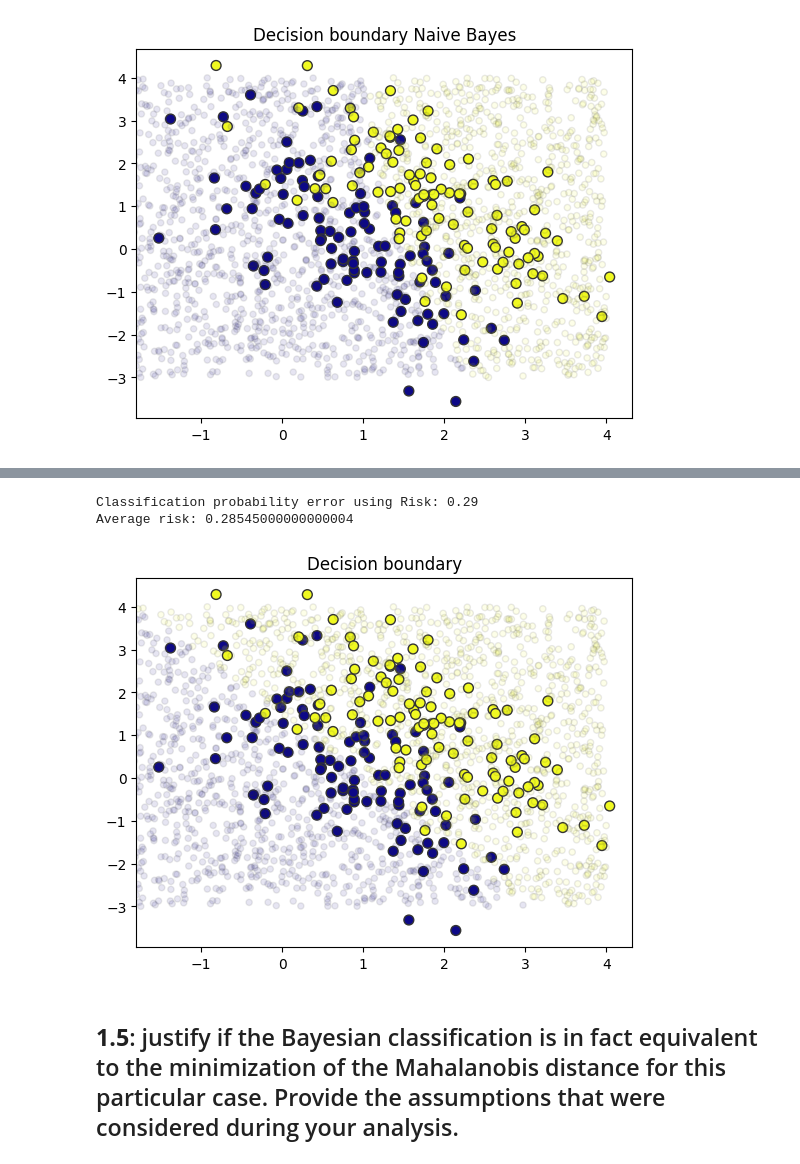
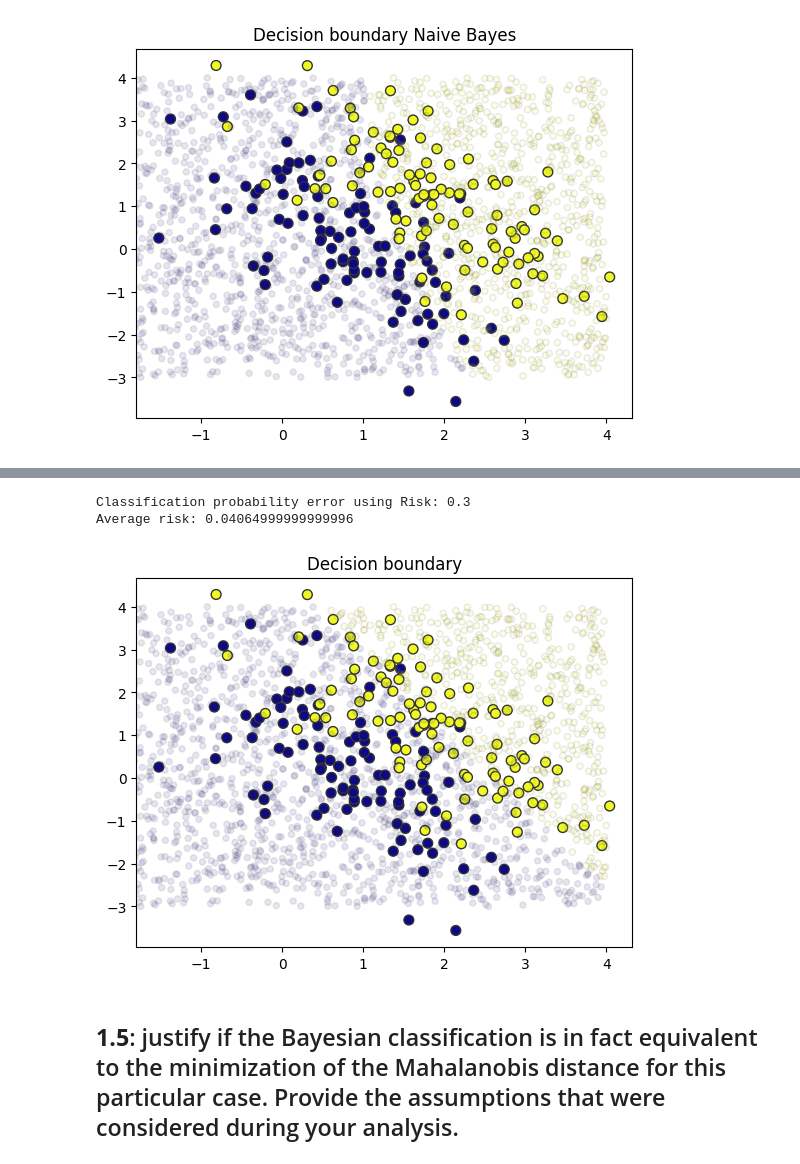
Before and after one commit to AndreFerGon/A2DACO, a Jupyter notebook: ML_2023_Assignment2_ final_correcao_1.4.ipynb, the cells around one changed output, grey strips where cells are left out. Drawn from its saved outputs; the diff is of its cells as text; code cells hidden in the pictures.

```diff
--- a/ML_2023_Assignment2_ final_correcao_1.4.ipynb
+++ b/ML_2023_Assignment2_ final_correcao_1.4.ipynb
@@ -230,27 +230,24 @@ L_risk = np.array([[0, 1], [0.09, 0]])
 
 ## Bayes classifier using risk matrix
 def prediction_bayes_risk(X, mu_1, sigma_1, mu_2, sigma_2, Prior_C1, Prior_C2, Risks):
-  classification = []
-  L12 = Risks[0, 1]
-  L21 = Risks[1, 0]
+    classification = []
+    L12 = Risks[0, 1]
+    L21 = Risks[1, 0]
 
-  for x in X:
+    for x in X:
+        posterior_C1 = Prior_C1 * gaussian(x, mu_1, sigma_1)
+        posterior_C2 = Prior_C2 * gaussian(x, mu_2, sigma_2)
 
-    exp_term_C1 = -0.5 * np.dot(np.dot((x - mu_1).T, np.linalg.inv(sigma_1)), (x - mu_1))
-    exp_term_C2 = -0.5 * np.dot(np.dot((x - mu_2).T, np.linalg.inv(sigma_2)), (x - mu_2))
+        average_risk_C1 = L21 * posterior_C2
+        average_risk_C2 = L12 * posterior_C1
 
-    posterior_C1 = Prior_C1 * np.exp(exp_term_C1)
-    posterior_C2 = Prior_C2 * np.exp(exp_term_C2)
-
-    average_risk_C1 = L12 * posterior_C2
-    average_risk_C2 = L21 * posterior_C1
-
-    if average_risk_C1 < average_risk_C2:
+        if average_risk_C1 < average_risk_C2:
             classification.append(1)
-    else:
+        else:
             classification.append(2)
 
-  return classification
+    return classification
+    ## Bayes classifier using risk matrix
 
 ## Calculate the average risk
 def calc_average_risk(prediction, label, Risks):
@@ -269,36 +266,36 @@ def calc_average_risk(prediction, label, Risks):
   Ar = Ar/size_total
   return Ar
 
 ## A priori probabilities
 P_class1 = 0.5
 P_class2 = 0.5
 
 prediction = prediction_bayes_risk(X, mu_1, sigma_1, mu_2, sigma_2, P_class1, P_class2,L_risk)
 
 ## calculate classification error
 Pe = calculate_error(prediction, Y)
 print('Classification probability error using Risk:', Pe)
 
 # determine average risk
 Ar = calc_average_risk(prediction,Y,L_risk)
 print('Average risk:', Ar)
 
 # plot classification regions and points
 rng = np.random.RandomState(0)
 Xnew = [-2, -3] + [6, 7] * rng.rand(2000, 2) # generate a large number of points
 ynew = prediction_bayes_risk(Xnew, mu_measured_1, sigma_measured_1, mu_measured_2, sigma_measured_2, P_class1, P_class2,L_risk)
 
 # Plotting
 plt.scatter(X[:, 0], X[:, 1], c=Y, s=50, edgecolor="#333", cmap="plasma")
 lim = plt.axis()
 plt.scatter(Xnew[:, 0], Xnew[:, 1], c=ynew, s=20, edgecolor="#333", cmap="plasma", alpha=0.1)
 plt.axis(lim);
 plt.title("Decision boundary")
 plt.show()
 # %% [output]
-Classification probability error using Risk: 0.29
-Average risk: 0.28545000000000004
+Classification probability error using Risk: 0.3
+Average risk: 0.04064999999999996
-[figure, old version]
+[figure, new version]
 # %% [markdown]
 ## **1.5**: justify if the Bayesian classification is in fact equivalent to the minimization of the Mahalanobis distance for this particular case. Provide the assumptions that were considered during your analysis.
 # %% [markdown]
```
